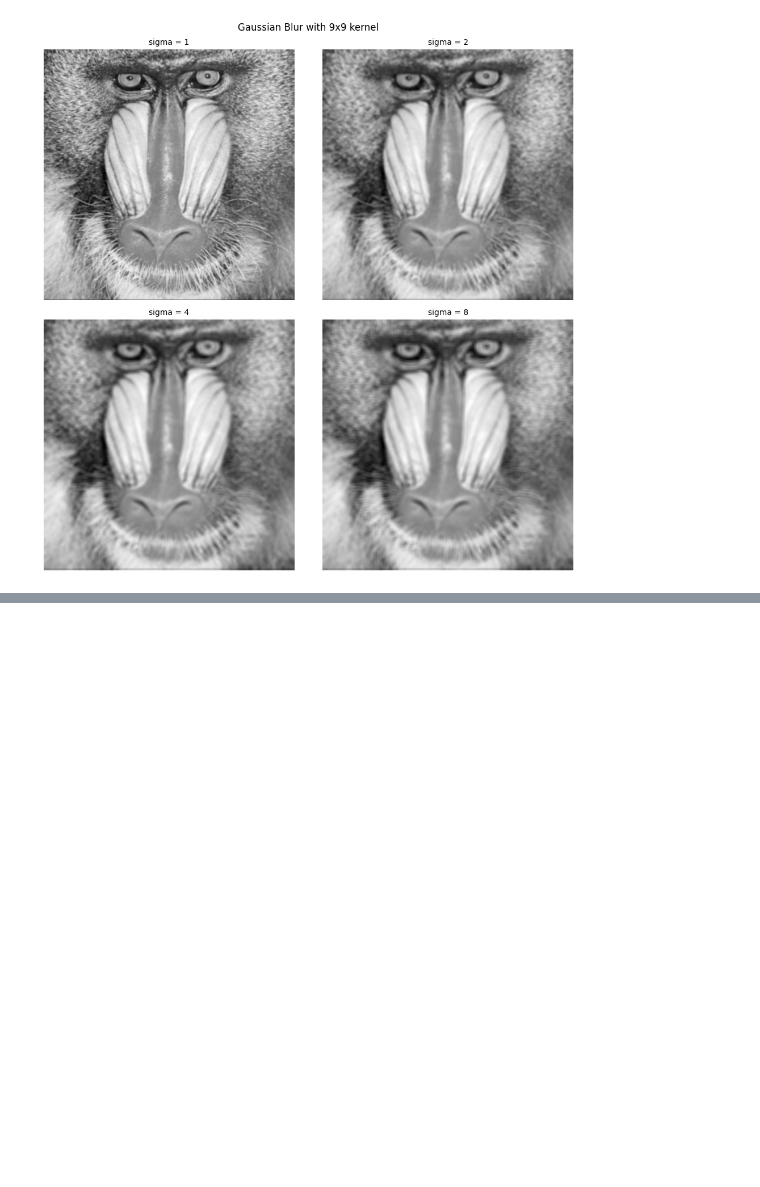
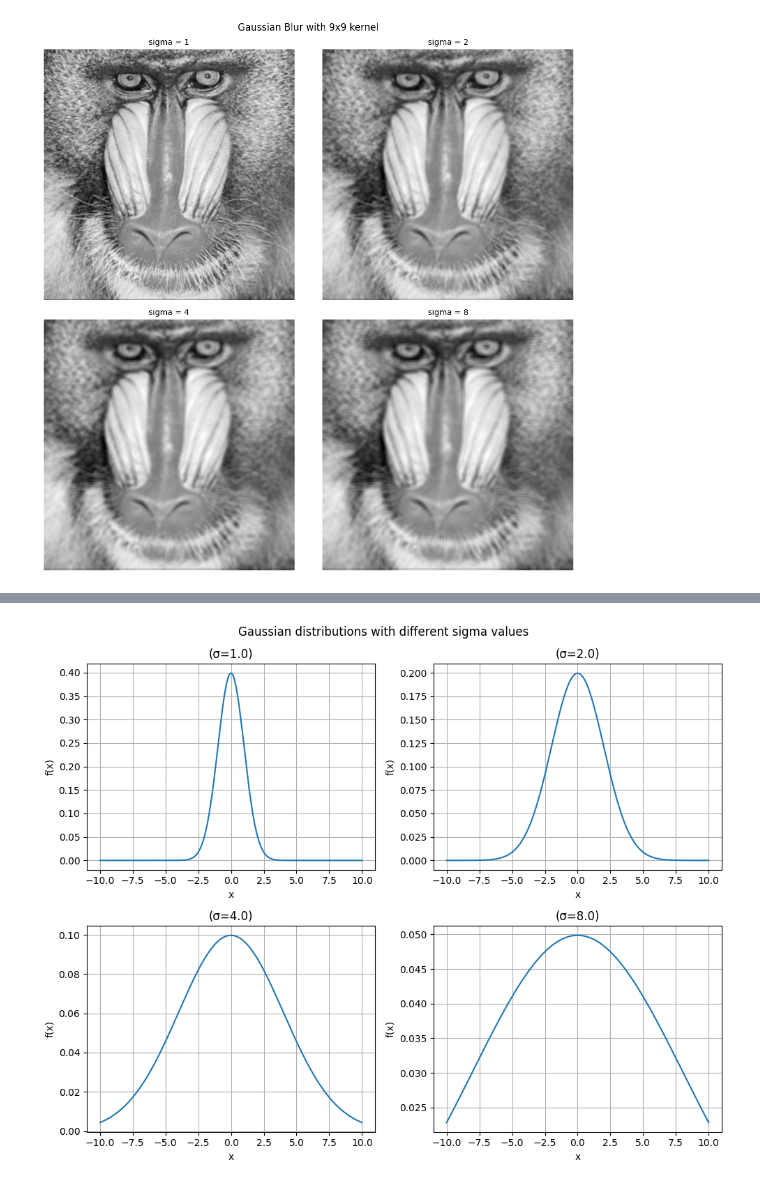
Before and after one commit to axelz3/VIPassingment2, a Jupyter notebook: code.ipynb, the cells around one changed output, grey strips where cells are left out. Cells and saved outputs as stored; diff of their text form; code cells hidden in the pictures; blank space fills up the shorter version.

```diff
--- a/code.ipynb
+++ b/code.ipynb
@@ -167,0 +165,25 @@ plt.show()
+# %%
+## Plotting the Gaussian itself - illustrate sigma variation
+
+#  the function
+def gaussian_1d(x, sigma):
+    return (1 / (np.sqrt(2 * np.pi) * sigma)) * np.exp(-x**2 / (2 * sigma**2))
+
+fig, axs = plt.subplots(2, 2, figsize=(10, 8))
+axs = axs.flatten()
+
+# for each sigma
+for ax, s in zip(axs, sigma):
+    x = np.linspace(-10, 10, 400)
+    y = gaussian_1d(x, s)
+    ax.plot(x, y, label=f'sigma = {s}')
+    ax.set_title(f'(σ={s})')
+    ax.set_xlabel('x')
+    ax.set_ylabel('f(x)')
+    ax.grid(True)
+
+fig.suptitle('Gaussian distributions with different sigma values')
+plt.tight_layout()
+plt.show()
+# %% [output]
+[figure, added]
```
Also changed, not shown: parts of 6 cells of this notebook.
